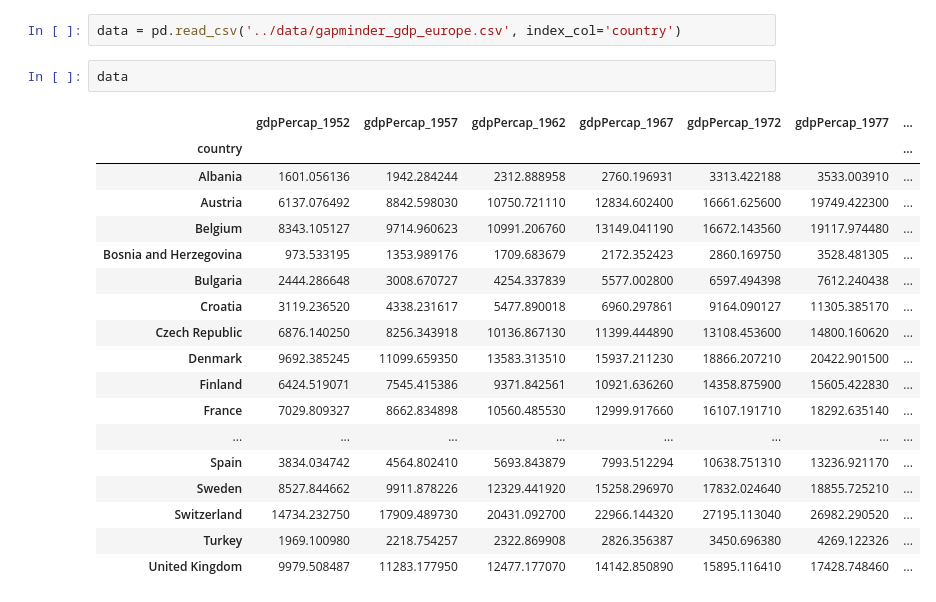
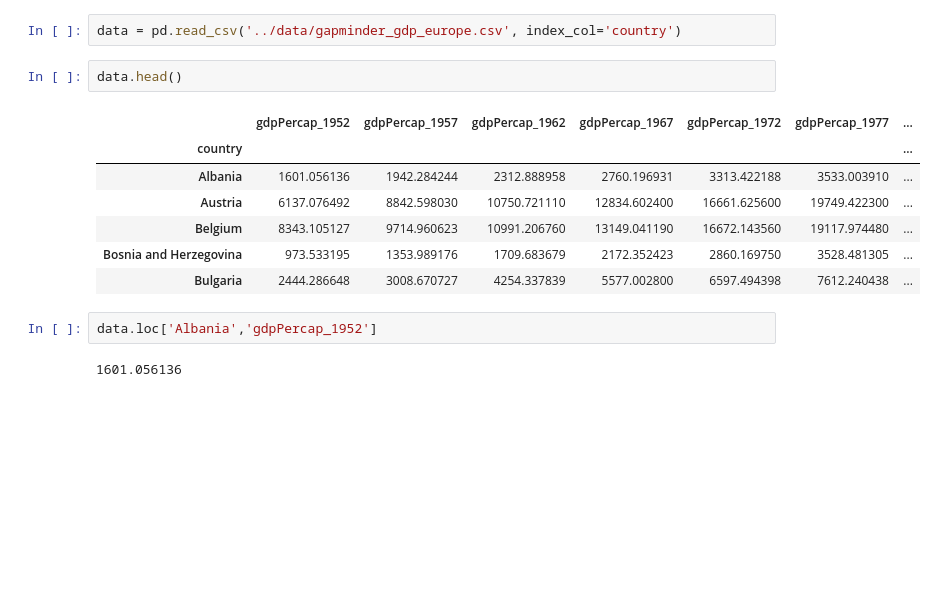
Before and after one commit to paulmaxus/2024-02-07-python, a Jupyter notebook: notebooks/analyzing_data.ipynb, the cells around one changed output. Cells and saved outputs as stored; diff of their text form; blank space fills up the shorter version.

```diff
--- a/notebooks/analyzing_data.ipynb
+++ b/notebooks/analyzing_data.ipynb
@@ -205,23 +205,16 @@ Name: country, dtype: object
 # %%
 data = pd.read_csv('../data/gapminder_gdp_europe.csv', index_col='country')
 # %%
-data
+data.head()
 # %% [output]
 |  | gdpPercap_1952 | gdpPercap_1957 | gdpPercap_1962 | gdpPercap_1967 | gdpPercap_1972 | gdpPercap_1977 | ... |
 | country |  |  |  |  |  |  | ... |
 | Albania | 1601.056136 | 1942.284244 | 2312.888958 | 2760.196931 | 3313.422188 | 3533.003910 | ... |
 | Austria | 6137.076492 | 8842.598030 | 10750.721110 | 12834.602400 | 16661.625600 | 19749.422300 | ... |
 | Belgium | 8343.105127 | 9714.960623 | 10991.206760 | 13149.041190 | 16672.143560 | 19117.974480 | ... |
 | Bosnia and Herzegovina | 973.533195 | 1353.989176 | 1709.683679 | 2172.352423 | 2860.169750 | 3528.481305 | ... |
 | Bulgaria | 2444.286648 | 3008.670727 | 4254.337839 | 5577.002800 | 6597.494398 | 7612.240438 | ... |
-| Croatia | 3119.236520 | 4338.231617 | 5477.890018 | 6960.297861 | 9164.090127 | 11305.385170 | ... |
-| Czech Republic | 6876.140250 | 8256.343918 | 10136.867130 | 11399.444890 | 13108.453600 | 14800.160620 | ... |
-| Denmark | 9692.385245 | 11099.659350 | 13583.313510 | 15937.211230 | 18866.207210 | 20422.901500 | ... |
-| Finland | 6424.519071 | 7545.415386 | 9371.842561 | 10921.636260 | 14358.875900 | 15605.422830 | ... |
-| France | 7029.809327 | 8662.834898 | 10560.485530 | 12999.917660 | 16107.191710 | 18292.635140 | ... |
-| ... | ... | ... | ... | ... | ... | ... | ... |
-| Spain | 3834.034742 | 4564.802410 | 5693.843879 | 7993.512294 | 10638.751310 | 13236.921170 | ... |
-| Sweden | 8527.844662 | 9911.878226 | 12329.441920 | 15258.296970 | 17832.024640 | 18855.725210 | ... |
-| Switzerland | 14734.232750 | 17909.489730 | 20431.092700 | 22966.144320 | 27195.113040 | 26982.290520 | ... |
-| Turkey | 1969.100980 | 2218.754257 | 2322.869908 | 2826.356387 | 3450.696380 | 4269.122326 | ... |
-| United Kingdom | 9979.508487 | 11283.177950 | 12477.177070 | 14142.850890 | 15895.116410 | 17428.748460 | ... |
+# %%
+data.loc['Albania','gdpPercap_1952']
+# %% [output]
+1601.056136
```
